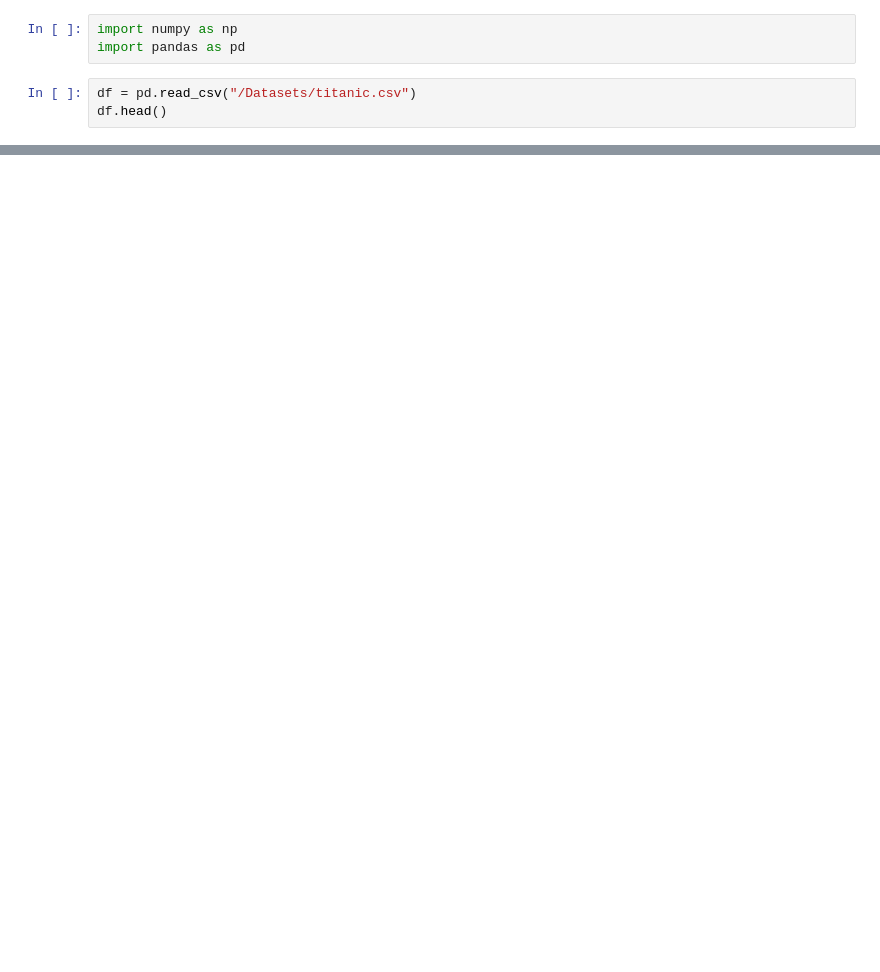
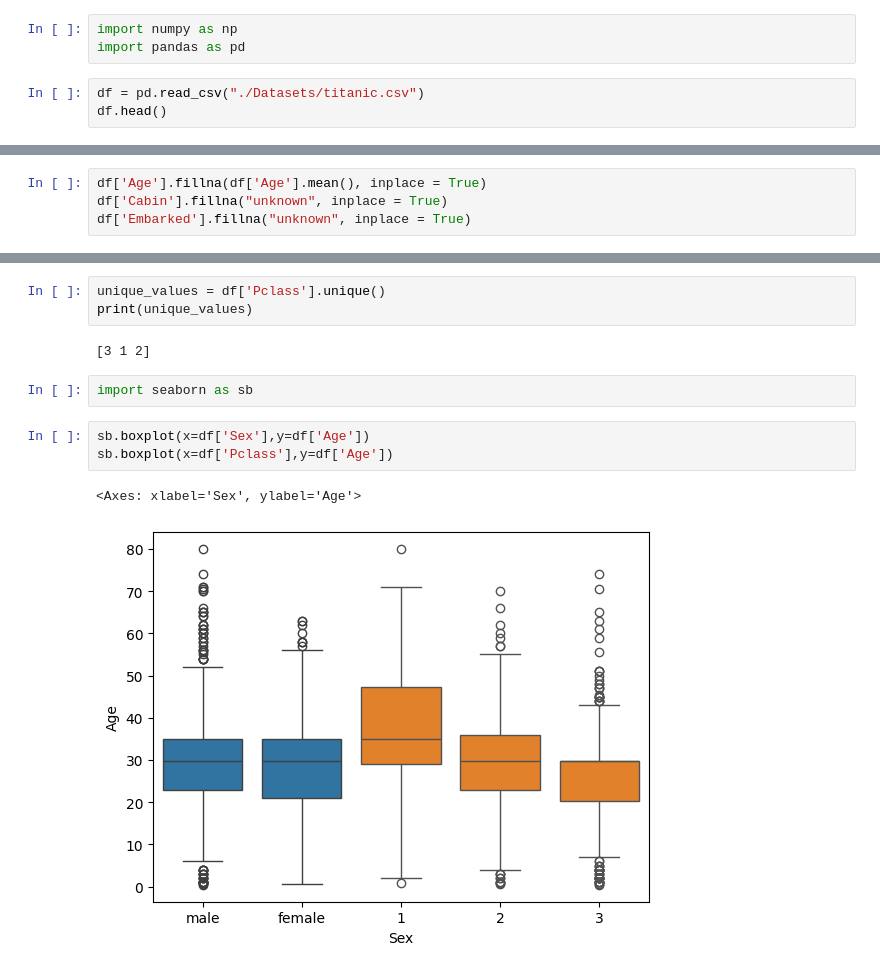
Before and after one commit to Kunals0612/TE_Lab_Assignments, a Jupyter notebook: DSBDAL/Assignment4.ipynb, the cells around one changed output, grey strips where cells are left out. Cells and saved outputs as stored; diff of their text form; blank space fills up the shorter version.

```diff
--- a/DSBDAL/Assignment4.ipynb
+++ b/DSBDAL/Assignment4.ipynb
@@ -2,6 +2,6 @@
 import numpy as np
 import pandas as pd
 # %%
-df = pd.read_csv("/Datasets/titanic.csv")
+df = pd.read_csv("./Datasets/titanic.csv")
 df.head()
 # %% [output]
@@ -8,0 +30,4 @@ FileNotFoundError: [Errno 2] No such file or directory: '/Datasets/titanic.csv'
+# %%
+df['Age'].fillna(df['Age'].mean(), inplace = True)
+df['Cabin'].fillna("unknown", inplace = True)
+df['Embarked'].fillna("unknown", inplace = True)
@@ -8,0 +69,13 @@ FileNotFoundError: [Errno 2] No such file or directory: '/Datasets/titanic.csv'
+# %%
+unique_values = df['Pclass'].unique()
+print(unique_values)
+# %% [output]
+[3 1 2]
+# %%
+import seaborn as sb
+# %%
+sb.boxplot(x=df['Sex'],y=df['Age'])
+sb.boxplot(x=df['Pclass'],y=df['Age'])
+# %% [output]
+<Axes: xlabel='Sex', ylabel='Age'>
+[figure, added]
```
Also changed, not shown: parts of 11 cells of this notebook.
